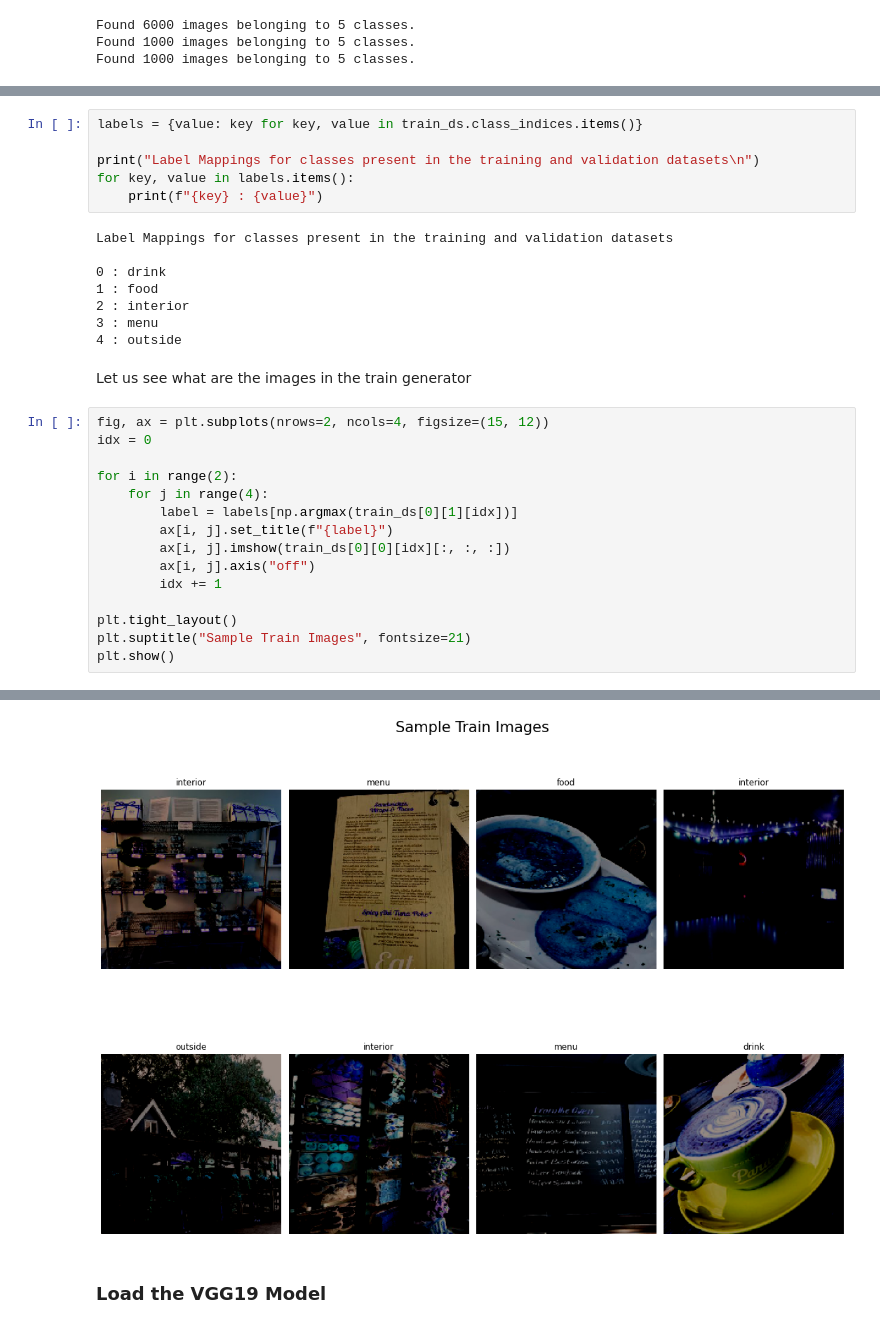
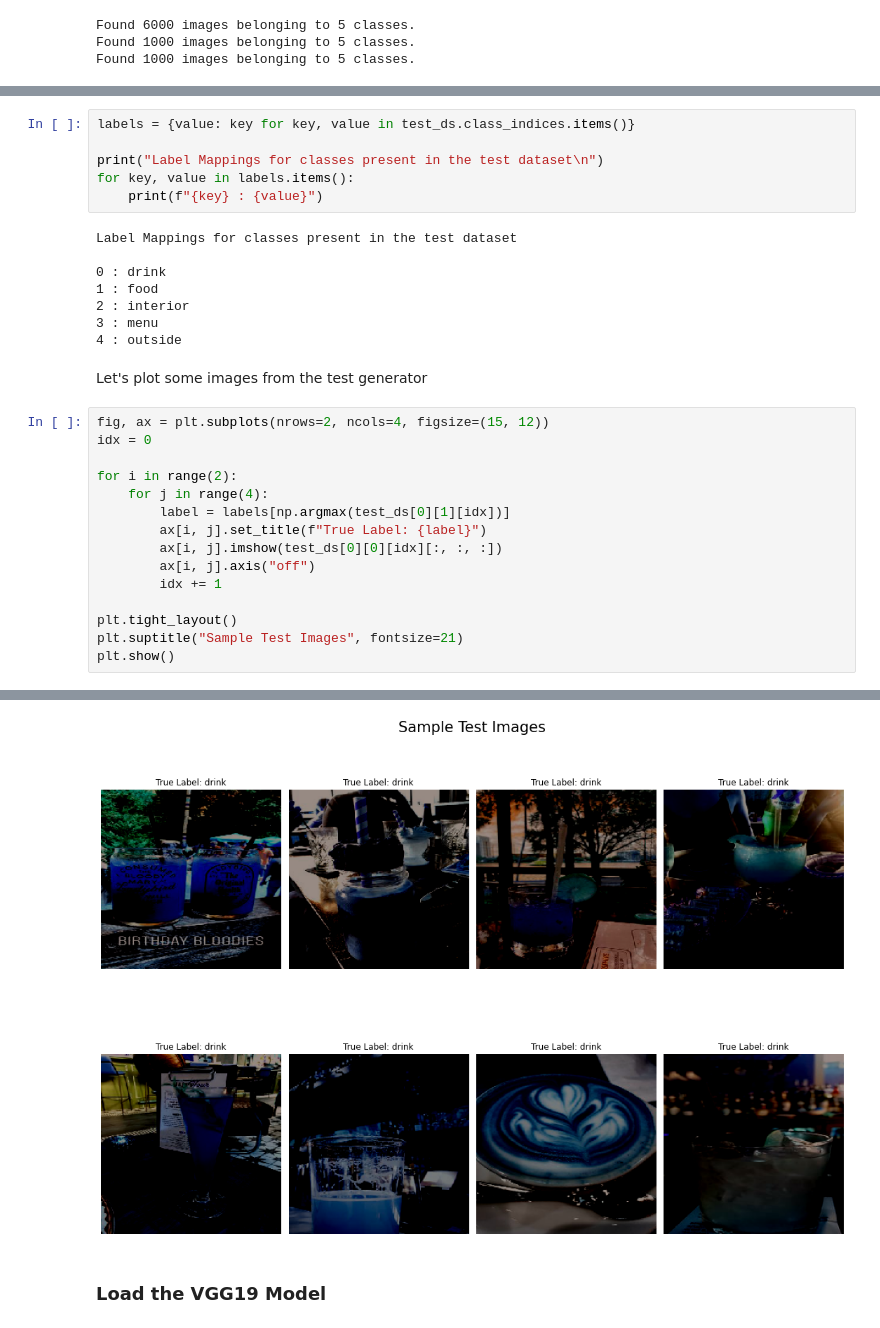
Before and after one commit to santra11/Yelp-ComputerVision-NLP, a Jupyter notebook: VGG19classificationyelp.ipynb, the cells around one changed output, grey strips where cells are left out. Drawn from its saved outputs; the diff is of its cells as text.

```diff
--- a/VGG19classificationyelp.ipynb
+++ b/VGG19classificationyelp.ipynb
@@ -79,32 +85,32 @@ Found 1000 images belonging to 5 classes.
 # %%
-labels = {value: key for key, value in train_ds.class_indices.items()}
+labels = {value: key for key, value in test_ds.class_indices.items()}
 
-print("Label Mappings for classes present in the training and validation datasets\n")
+print("Label Mappings for classes present in the test dataset\n")
 for key, value in labels.items():
     print(f"{key} : {value}")
 # %% [output]
-Label Mappings for classes present in the training and validation datasets
+Label Mappings for classes present in the test dataset
 
 0 : drink
 1 : food
 2 : interior
 3 : menu
 4 : outside
-# %% [markdown]
-Let us see what are the images in the train generator
+# %% [markdown]
+Let's plot some images from the test generator
 # %%
 fig, ax = plt.subplots(nrows=2, ncols=4, figsize=(15, 12))
 idx = 0
 
 for i in range(2):
     for j in range(4):
-        label = labels[np.argmax(train_ds[0][1][idx])]
-        ax[i, j].set_title(f"{label}")
-        ax[i, j].imshow(train_ds[0][0][idx][:, :, :])
+        label = labels[np.argmax(test_ds[0][1][idx])]
+        ax[i, j].set_title(f"True Label: {label}")
+        ax[i, j].imshow(test_ds[0][0][idx][:, :, :])
         ax[i, j].axis("off")
         idx += 1
 
 plt.tight_layout()
-plt.suptitle("Sample Train Images", fontsize=21)
+plt.suptitle("Sample Test Images", fontsize=21)
 plt.show()
 # %% [output]
@@ -119,4 +125,4 @@ Clipping input data to the valid range for imshow with RGB data ([0..1] for floa
-[figure, old version]
+[figure, new version]
 # %% [markdown]
 ### Load the VGG19 Model
 # %% [markdown]
```
Also changed, not shown: parts of 20 cells of this notebook.
